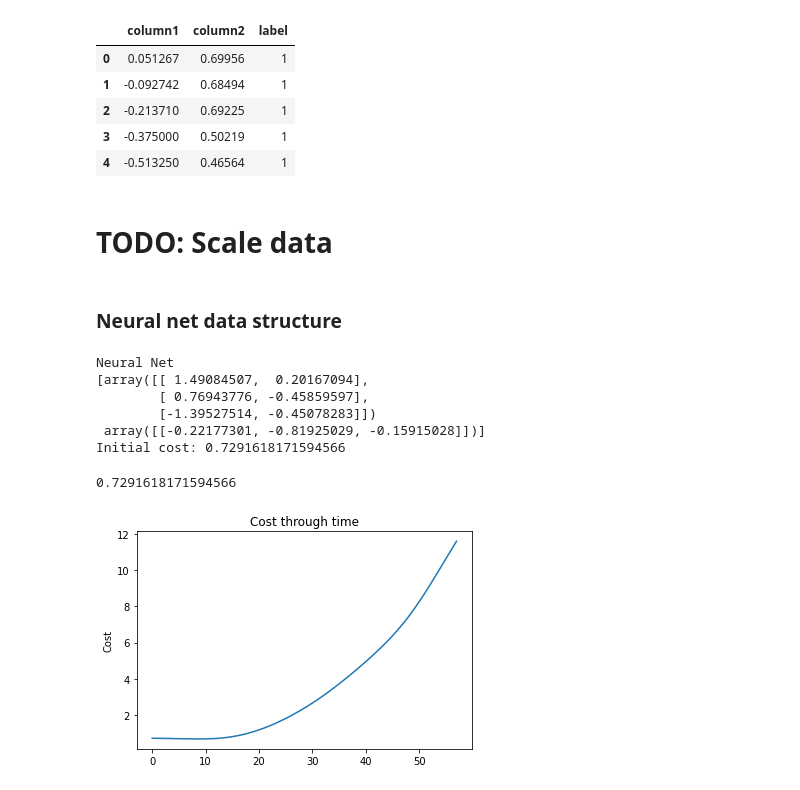
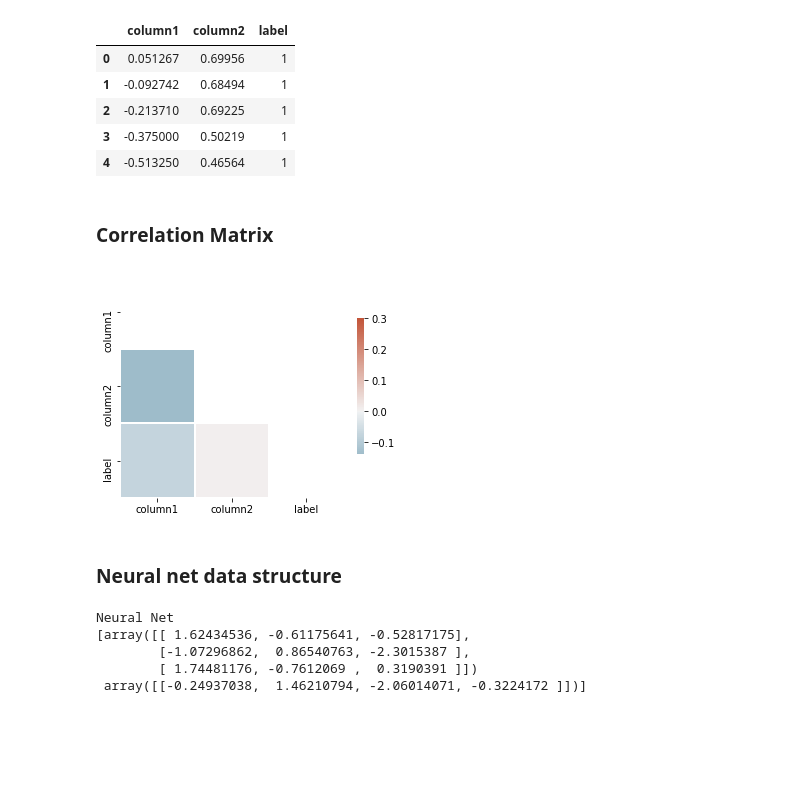
Before and after one commit to davidssand/neural-net, a Jupyter notebook: T2.ipynb, the cells around one changed output. Drawn from its saved outputs; the diff is of its cells as text; code cells hidden in the pictures; blank space fills up the shorter version.

```diff
--- a/T2.ipynb
+++ b/T2.ipynb
@@ -93,2 +98,14 @@ y = df.iloc[:, -1].to_numpy()
-# %% [markdown]
-# TODO: Scale data
+# %% [markdown]
+### Correlation Matrix
+# %%
+corr = df.corr()
+mask = np.triu(np.ones_like(corr, dtype=bool))
+f, ax = plt.subplots(figsize=(5, 5))
+cmap = sns.diverging_palette(230, 20, as_cmap=True)
+sns.heatmap(
+    corr, mask=mask, cmap=cmap, vmax=.3, center=0,
+    square=True, linewidths=.2, cbar_kws={"shrink": .5}
+)
+plt.show()
+# %% [output]
+[figure, added]
@@ -287,25 +362,33 @@ class NeuralNet():
 # %%
+#logger.setLevel(logging.DEBUG)
 logger.setLevel(logging.INFO)
+
 layers = [
-    Layer(input_length=X.shape[1], n_neurons=3),
+    Layer(input_length=X_train.shape[1], n_neurons=3),
     Layer(input_length=3, n_neurons=1),
 ]
 
-nn = NeuralNet(*layers, learning_rate=3, epochs=10)
+np.random.seed(1) # Seed the random number generator
+nn = NeuralNet(*layers, learning_rate=0.01, epochs=80,
+              activation_function=relu, der_activation_function=relu_derivative)
+
+#nn.weights_matrix = [
+#    np.array(
+#        [
+#            [1.62434536, -1.07296862],
+#            [-0.61175641, 0.86540763],
+#            [-0.52817175, -2.3015387 ]
+#        ],
+#    ),
+#    np.array([
+#        [ 1.74481176, -0.7612069 ,  0.3190391]
+#    ])
+#]
 print(nn)
-print(f'Initial cost: {nn.cost(X, y)}')
+#print(f'Initial cost: {nn.cost(X_train, y_train)}')
 # %% [output]
 Neural Net
-[array([[ 1.49084507,  0.20167094],
-        [ 0.76943776, -0.45859597],
-        [-1.39527514, -0.45078283]])
- array([[-0.22177301, -0.81925029, -0.15915028]])]
-Initial cost: 0.7291618171594566
+[array([[ 1.62434536, -0.61175641, -0.52817175],
+        [-1.07296862,  0.86540763, -2.3015387 ],
+        [ 1.74481176, -0.7612069 ,  0.3190391 ]])
+ array([[-0.24937038,  1.46210794, -2.06014071, -0.3224172 ]])]
-# %%
-nn.cost(X, y)
-# %% [output]
-0.7291618171594566
-# %%
-nn.fit(X, y)
-# %% [output]
-[figure, removed]
```
Also changed, not shown: parts of 17 cells of this notebook, 8 other files.
